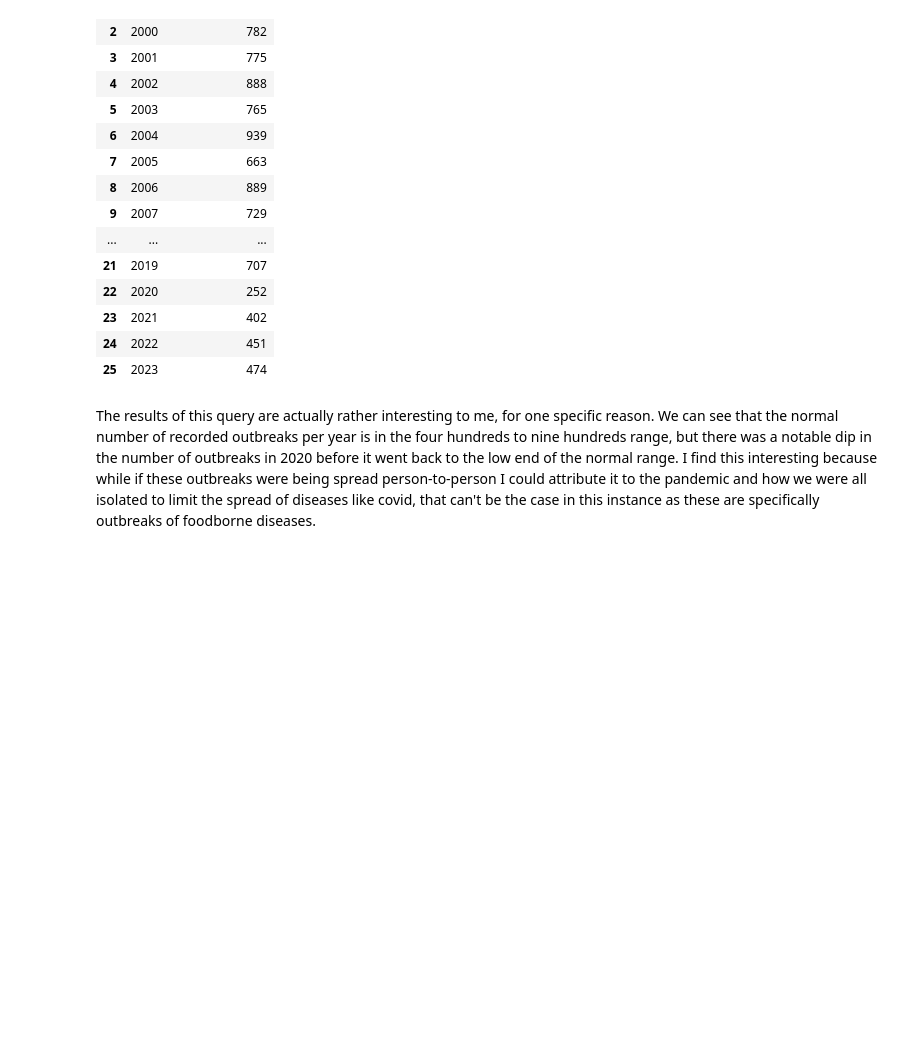
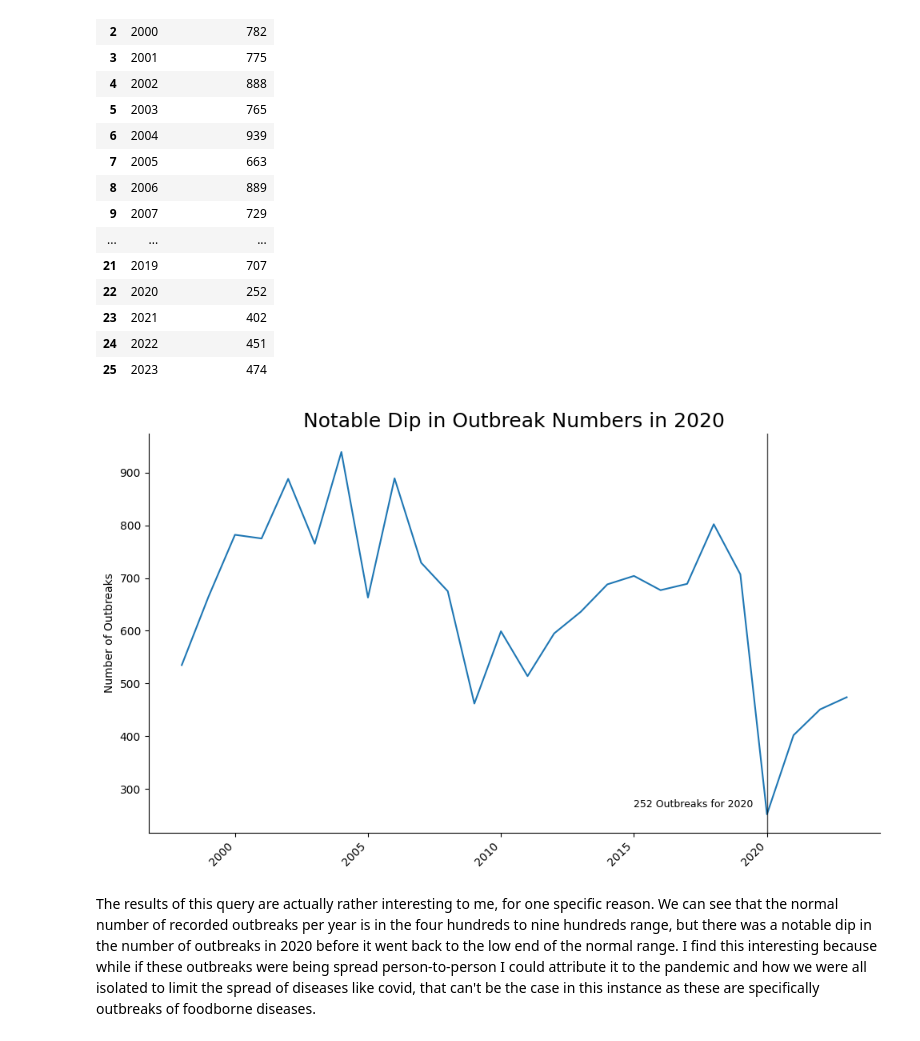
Before and after one commit to NoxRainTempest/Outbreaks_and_Recalls, a Jupyter notebook: notebooks/outbreak_recall.ipynb, the cells around one changed output. Cells and saved outputs as stored; diff of their text form; code cells hidden in the pictures; blank space fills up the shorter version.

```diff
--- a/notebooks/outbreak_recall.ipynb
+++ b/notebooks/outbreak_recall.ipynb
@@ -676,6 +721,31 @@ result_4
 | 23 | 2021 | 402 |
 | 24 | 2022 | 451 |
 | 25 | 2023 | 474 |
+# %%
+plt.figure(figsize=(10,6))
+sns.lineplot(result_4, x='year', y='outbreak_count', legend=False)
+plt.title('Notable Dip in Outbreak Numbers in 2020', fontsize=18)
+plt.xlabel(None)
+plt.ylabel('Number of Outbreaks')
+ax.axvline(
+    2020,
+    color= "#040404",
+    linewidth = 1,
+    alpha = 0.7)
+ax.text(
+    2015,
+    266,
+    "252 Outbreaks for 2020",
+    color = "#000000",
+    fontsize=9
+)
+plt.ticklabel_format(style='plain', axis='y')
+plt.xticks(rotation=45, ha='right')
+plt.tight_layout()
+sns.despine()
+plt.show()
+# %% [output]
+[figure, added]
 # %% [markdown]
 The results of this query are actually rather interesting to me, for one specific reason. We can see that the normal number of recorded outbreaks per year is in the four hundreds to nine hundreds range, but there was a notable dip in the number of outbreaks in 2020 before it went back to the low end of the normal range. I find this interesting because while if these outbreaks were being spread person-to-person I could attribute it to the pandemic and how we were all isolated to limit the spread of diseases like covid, that can't be the case in this instance as these are specifically outbreaks of foodborne diseases.
 # %%
```
Also changed, not shown: parts of 7 cells of this notebook.
